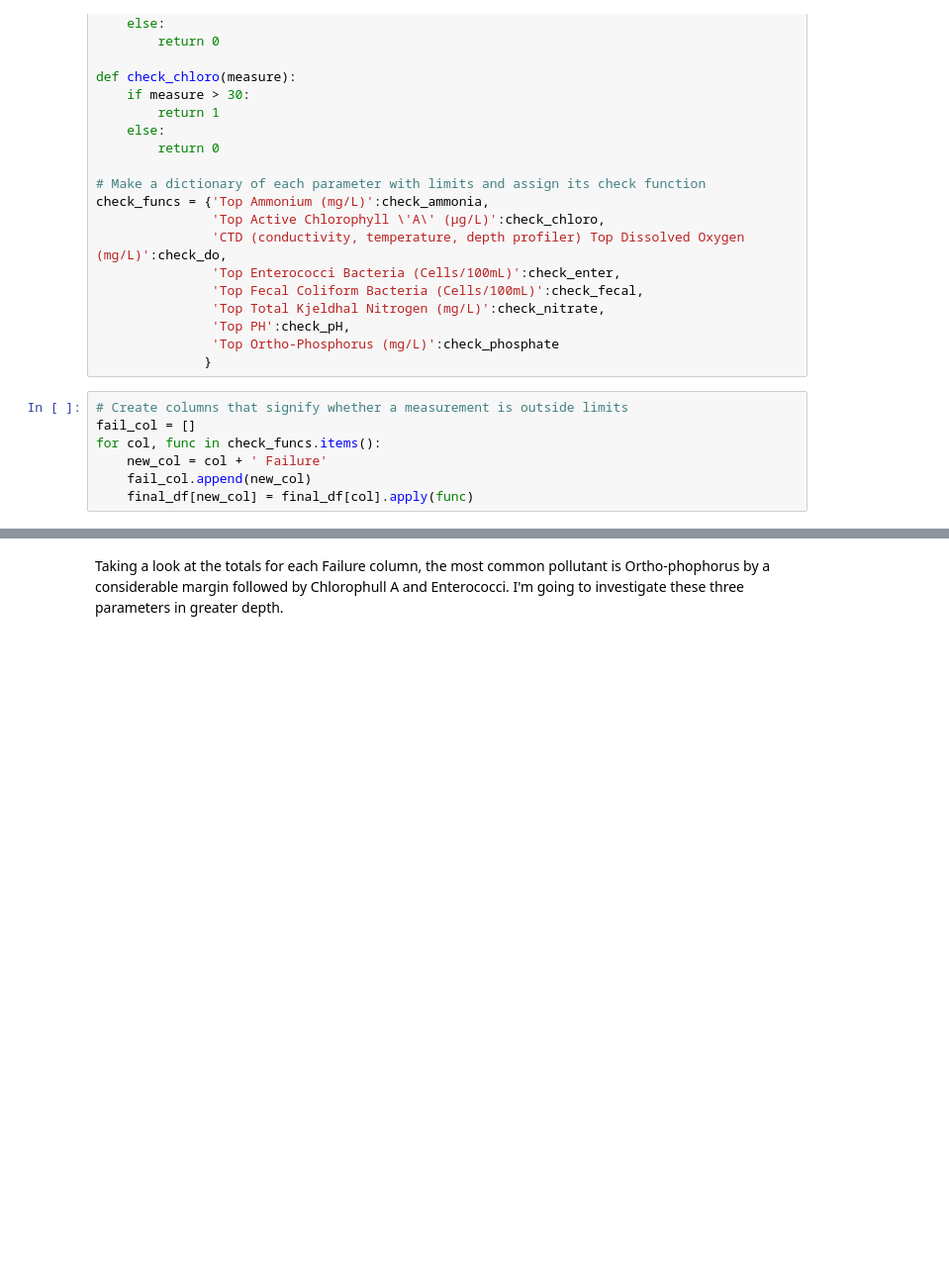
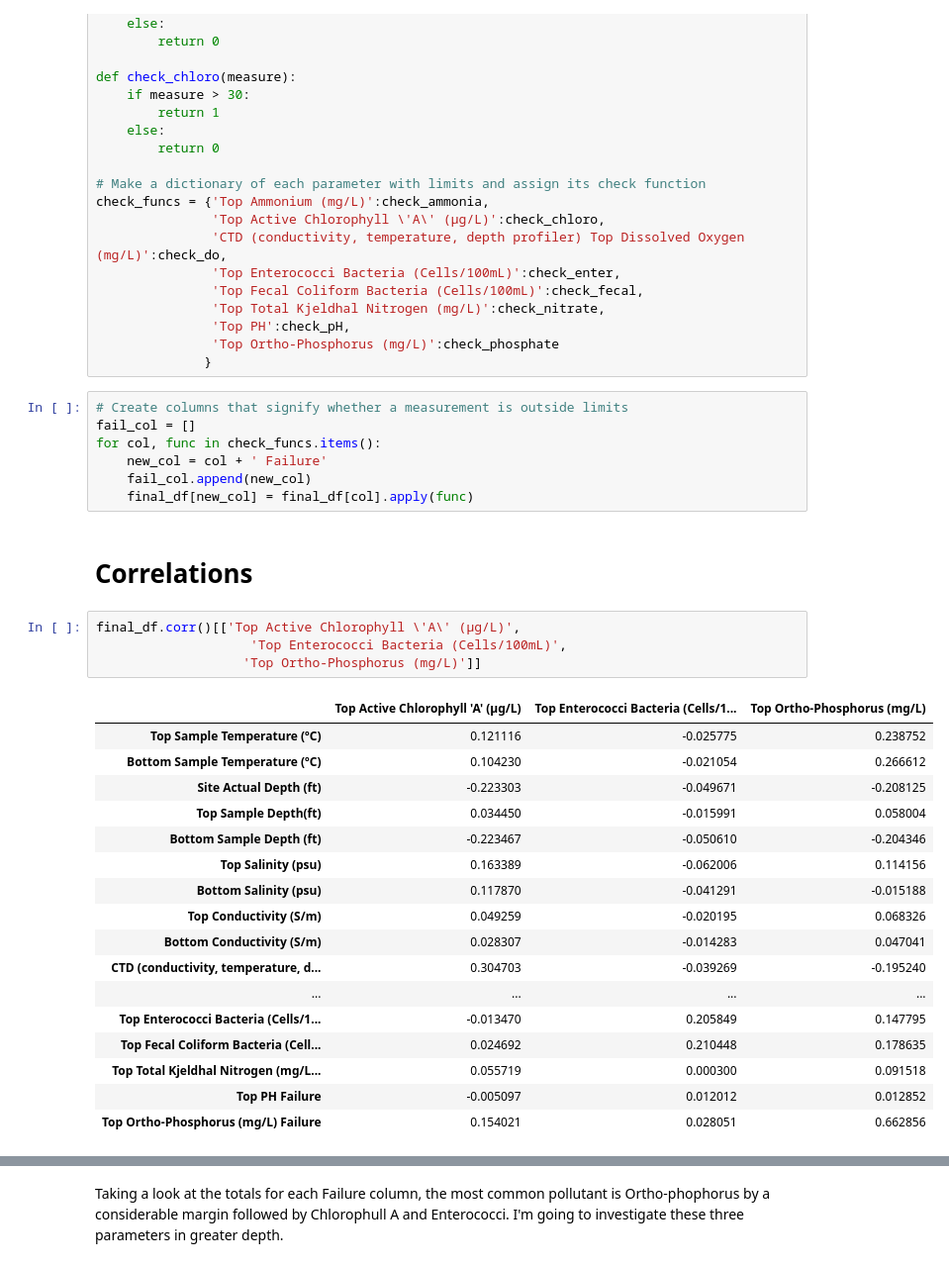
Before and after one commit to dradamski/capstone-two, a Jupyter notebook: notebooks/Data Exploration.ipynb, the cells around one changed output, grey strips where cells are left out. Shown at 99% size. Saved outputs shown, nothing was run; the diff lists cells and outputs as text; blank space fills up the shorter version.

```diff
--- a/notebooks/Data Exploration.ipynb
+++ b/notebooks/Data Exploration.ipynb
@@ -169,3 +169,27 @@ for col, func in check_funcs.items():
     new_col = col + ' Failure'
     fail_col.append(new_col)
     final_df[new_col] = final_df[col].apply(func)
+# %% [markdown]
+# Correlations
+# %%
+final_df.corr()[['Top Active Chlorophyll \'A\' (µg/L)',
+                    'Top Enterococci Bacteria (Cells/100mL)',
+                   'Top Ortho-Phosphorus (mg/L)']]
+# %% [output]
+|  | Top Active Chlorophyll 'A' (µg/L) | Top Enterococci Bacteria (Cells/1... | Top Ortho-Phosphorus (mg/L) |
+| Top Sample Temperature (ºC) | 0.121116 | -0.025775 | 0.238752 |
+| Bottom Sample Temperature (ºC) | 0.104230 | -0.021054 | 0.266612 |
+| Site Actual Depth (ft) | -0.223303 | -0.049671 | -0.208125 |
+| Top Sample Depth(ft) | 0.034450 | -0.015991 | 0.058004 |
+| Bottom Sample Depth (ft) | -0.223467 | -0.050610 | -0.204346 |
+| Top Salinity (psu) | 0.163389 | -0.062006 | 0.114156 |
+| Bottom Salinity (psu) | 0.117870 | -0.041291 | -0.015188 |
+| Top Conductivity (S/m) | 0.049259 | -0.020195 | 0.068326 |
+| Bottom Conductivity (S/m) | 0.028307 | -0.014283 | 0.047041 |
+| CTD (conductivity, temperature, d... | 0.304703 | -0.039269 | -0.195240 |
+| ... | ... | ... | ... |
+| Top Enterococci Bacteria (Cells/1... | -0.013470 | 0.205849 | 0.147795 |
+| Top Fecal Coliform Bacteria (Cell... | 0.024692 | 0.210448 | 0.178635 |
+| Top Total Kjeldhal Nitrogen (mg/L... | 0.055719 | 0.000300 | 0.091518 |
+| Top PH Failure | -0.005097 | 0.012012 | 0.012852 |
+| Top Ortho-Phosphorus (mg/L) Failure | 0.154021 | 0.028051 | 0.662856 |
```
Also changed, not shown: parts of 9 cells of this notebook.
